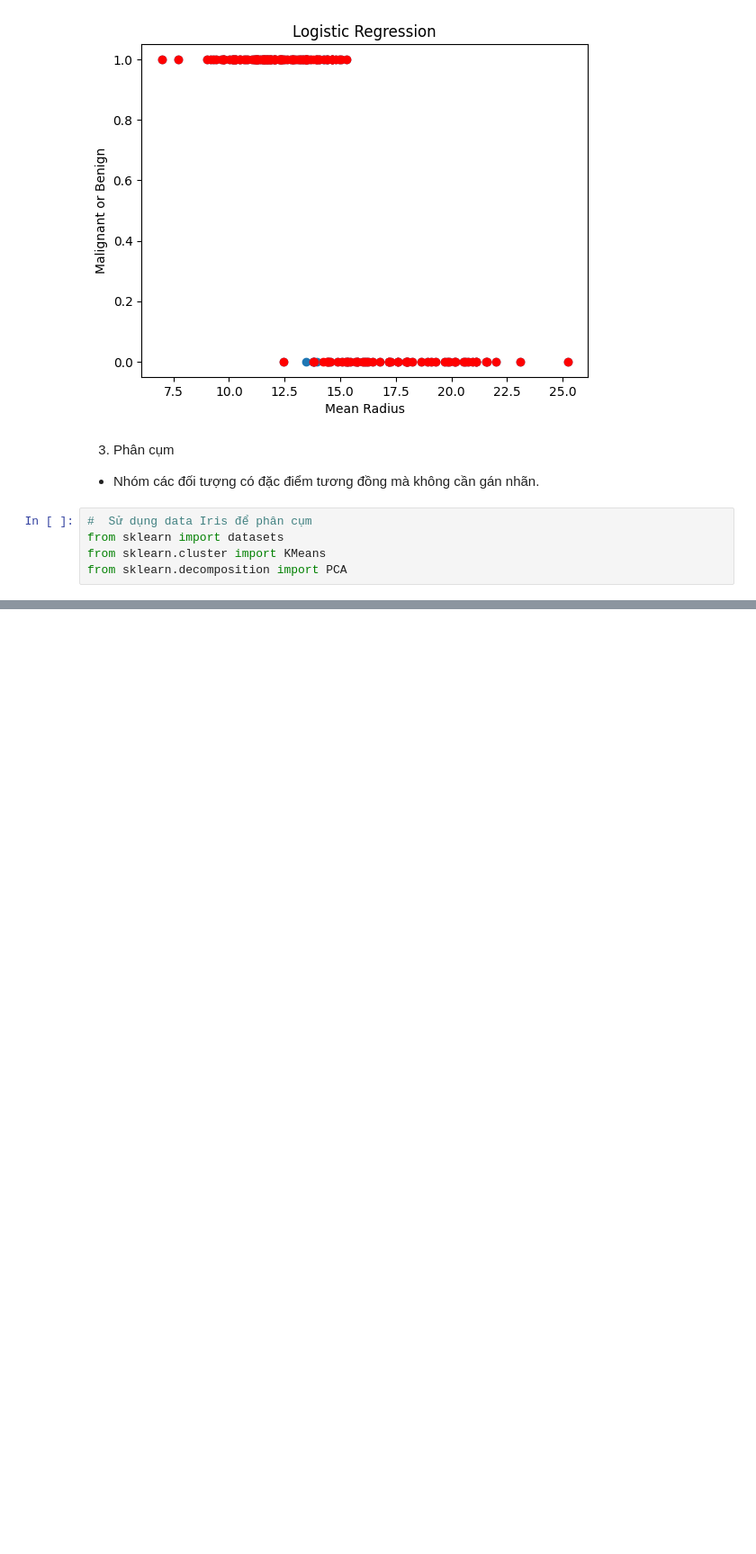
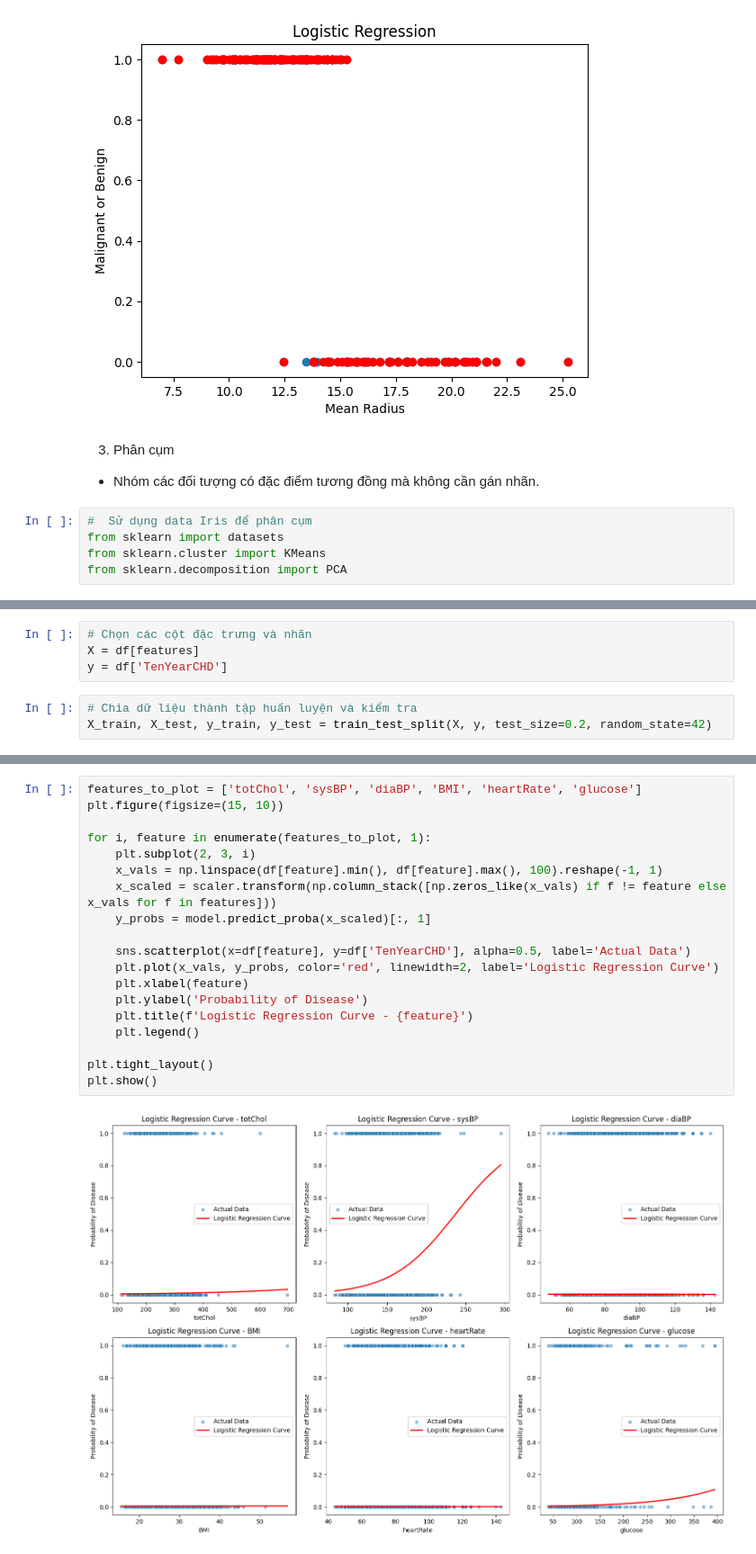
Before and after one commit to thuhangtrg/SoHoa-QuanTriThongTinSo, a Jupyter notebook: LAB4/LAB4_SH.ipynb, the cells around one changed output, grey strips where cells are left out. Shown: that part at 90% size. Cells and saved outputs as stored; diff of their text form; blank space fills up the shorter version.

```diff
--- a/LAB4/LAB4_SH.ipynb
+++ b/LAB4/LAB4_SH.ipynb
@@ -194,0 +254,7 @@ nộp bài ngày: thứ 6 tuần sau
+# %%
+# Chọn các cột đặc trưng và nhãn
+X = df[features]
+y = df['TenYearCHD']
+# %%
+# Chia dữ liệu thành tập huấn luyện và kiểm tra
+X_train, X_test, y_train, y_test = train_test_split(X, y, test_size=0.2, random_state=42)
@@ -194,0 +308,21 @@ nộp bài ngày: thứ 6 tuần sau
+# %%
+features_to_plot = ['totChol', 'sysBP', 'diaBP', 'BMI', 'heartRate', 'glucose']
+plt.figure(figsize=(15, 10))
+
+for i, feature in enumerate(features_to_plot, 1):
+    plt.subplot(2, 3, i)
+    x_vals = np.linspace(df[feature].min(), df[feature].max(), 100).reshape(-1, 1)
+    x_scaled = scaler.transform(np.column_stack([np.zeros_like(x_vals) if f != feature else x_vals for f in features]))
+    y_probs = model.predict_proba(x_scaled)[:, 1]
+
+    sns.scatterplot(x=df[feature], y=df['TenYearCHD'], alpha=0.5, label='Actual Data')
+    plt.plot(x_vals, y_probs, color='red', linewidth=2, label='Logistic Regression Curve')
+    plt.xlabel(feature)
+    plt.ylabel('Probability of Disease')
+    plt.title(f'Logistic Regression Curve - {feature}')
+    plt.legend()
+
+plt.tight_layout()
+plt.show()
+# %% [output]
+[figure, added]
```
Also changed, not shown: parts of 25 cells of this notebook.
